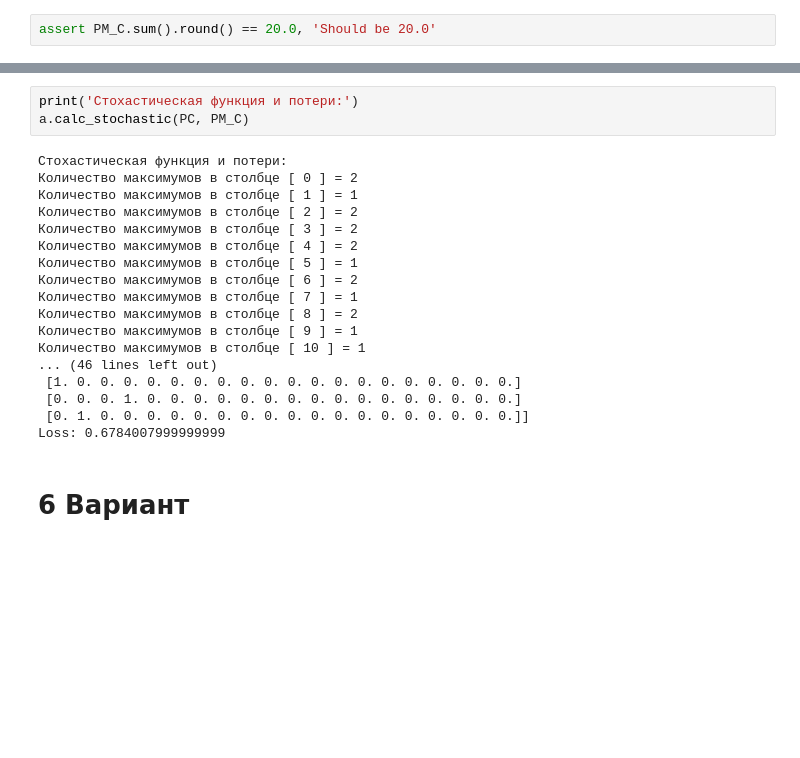
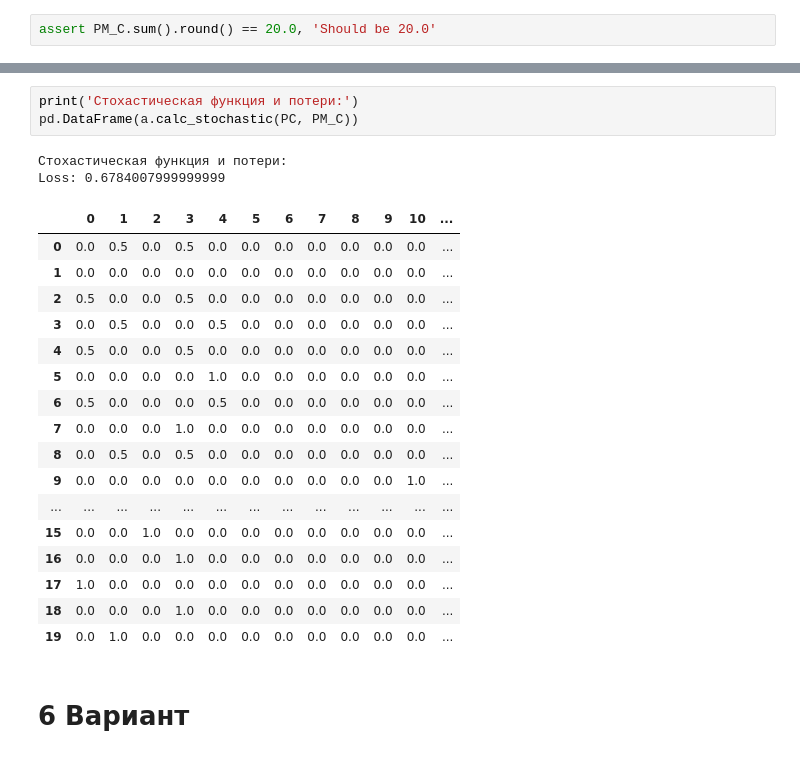
Before and after one commit to SantonioTheFirst/MoC_labs, a Jupyter notebook: lab1/main.ipynb, the cells around one changed output, grey strips where cells are left out. Cells and saved outputs as stored; diff of their text form; blank space fills up the shorter version.

```diff
--- a/lab1/main.ipynb
+++ b/lab1/main.ipynb
@@ -213,24 +261,26 @@ Loss: 0.6784007999999999
 # %%
 print('Стохастическая функция и потери:')
-a.calc_stochastic(PC, PM_C)
+pd.DataFrame(a.calc_stochastic(PC, PM_C))
 # %% [output]
 Стохастическая функция и потери:
-Количество максимумов в столбце [ 0 ] = 2
-Количество максимумов в столбце [ 1 ] = 1
-Количество максимумов в столбце [ 2 ] = 2
-Количество максимумов в столбце [ 3 ] = 2
-Количество максимумов в столбце [ 4 ] = 2
-Количество максимумов в столбце [ 5 ] = 1
-Количество максимумов в столбце [ 6 ] = 2
-Количество максимумов в столбце [ 7 ] = 1
-Количество максимумов в столбце [ 8 ] = 2
-Количество максимумов в столбце [ 9 ] = 1
-Количество максимумов в столбце [ 10 ] = 1
-... (46 lines left out)
- [1. 0. 0. 0. 0. 0. 0. 0. 0. 0. 0. 0. 0. 0. 0. 0. 0. 0. 0. 0.]
- [0. 0. 0. 1. 0. 0. 0. 0. 0. 0. 0. 0. 0. 0. 0. 0. 0. 0. 0. 0.]
- [0. 1. 0. 0. 0. 0. 0. 0. 0. 0. 0. 0. 0. 0. 0. 0. 0. 0. 0. 0.]]
 Loss: 0.6784007999999999
+|  | 0 | 1 | 2 | 3 | 4 | 5 | 6 | 7 | 8 | 9 | 10 | ... |
+| 0 | 0.0 | 0.5 | 0.0 | 0.5 | 0.0 | 0.0 | 0.0 | 0.0 | 0.0 | 0.0 | 0.0 | ... |
+| 1 | 0.0 | 0.0 | 0.0 | 0.0 | 0.0 | 0.0 | 0.0 | 0.0 | 0.0 | 0.0 | 0.0 | ... |
+| 2 | 0.5 | 0.0 | 0.0 | 0.5 | 0.0 | 0.0 | 0.0 | 0.0 | 0.0 | 0.0 | 0.0 | ... |
+| 3 | 0.0 | 0.5 | 0.0 | 0.0 | 0.5 | 0.0 | 0.0 | 0.0 | 0.0 | 0.0 | 0.0 | ... |
+| 4 | 0.5 | 0.0 | 0.0 | 0.5 | 0.0 | 0.0 | 0.0 | 0.0 | 0.0 | 0.0 | 0.0 | ... |
+| 5 | 0.0 | 0.0 | 0.0 | 0.0 | 1.0 | 0.0 | 0.0 | 0.0 | 0.0 | 0.0 | 0.0 | ... |
+| 6 | 0.5 | 0.0 | 0.0 | 0.0 | 0.5 | 0.0 | 0.0 | 0.0 | 0.0 | 0.0 | 0.0 | ... |
+| 7 | 0.0 | 0.0 | 0.0 | 1.0 | 0.0 | 0.0 | 0.0 | 0.0 | 0.0 | 0.0 | 0.0 | ... |
+| 8 | 0.0 | 0.5 | 0.0 | 0.5 | 0.0 | 0.0 | 0.0 | 0.0 | 0.0 | 0.0 | 0.0 | ... |
+| 9 | 0.0 | 0.0 | 0.0 | 0.0 | 0.0 | 0.0 | 0.0 | 0.0 | 0.0 | 0.0 | 1.0 | ... |
+| ... | ... | ... | ... | ... | ... | ... | ... | ... | ... | ... | ... | ... |
+| 15 | 0.0 | 0.0 | 1.0 | 0.0 | 0.0 | 0.0 | 0.0 | 0.0 | 0.0 | 0.0 | 0.0 | ... |
+| 16 | 0.0 | 0.0 | 0.0 | 1.0 | 0.0 | 0.0 | 0.0 | 0.0 | 0.0 | 0.0 | 0.0 | ... |
+| 17 | 1.0 | 0.0 | 0.0 | 0.0 | 0.0 | 0.0 | 0.0 | 0.0 | 0.0 | 0.0 | 0.0 | ... |
+| 18 | 0.0 | 0.0 | 0.0 | 1.0 | 0.0 | 0.0 | 0.0 | 0.0 | 0.0 | 0.0 | 0.0 | ... |
+| 19 | 0.0 | 1.0 | 0.0 | 0.0 | 0.0 | 0.0 | 0.0 | 0.0 | 0.0 | 0.0 | 0.0 | ... |
 # %% [markdown]
 # 6 Вариант
 # %%
```
Also changed, not shown: parts of 4 cells of this notebook, 1 other file.
